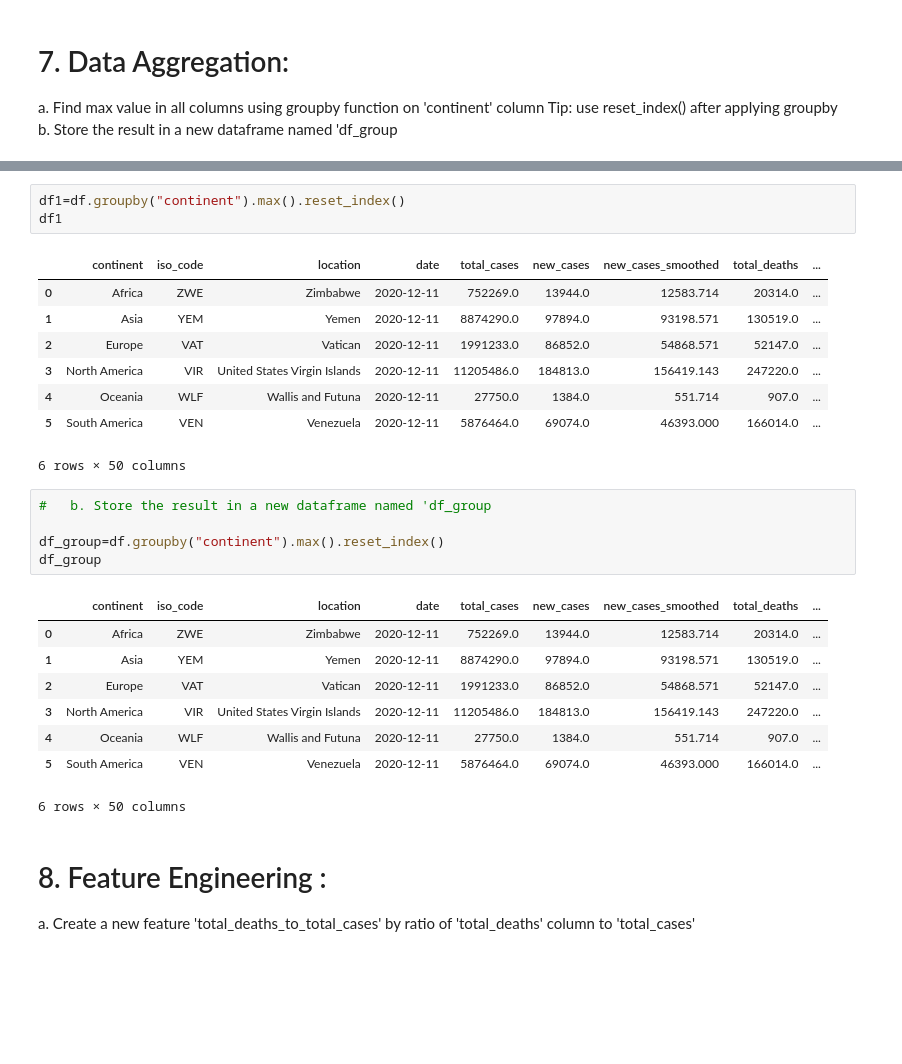
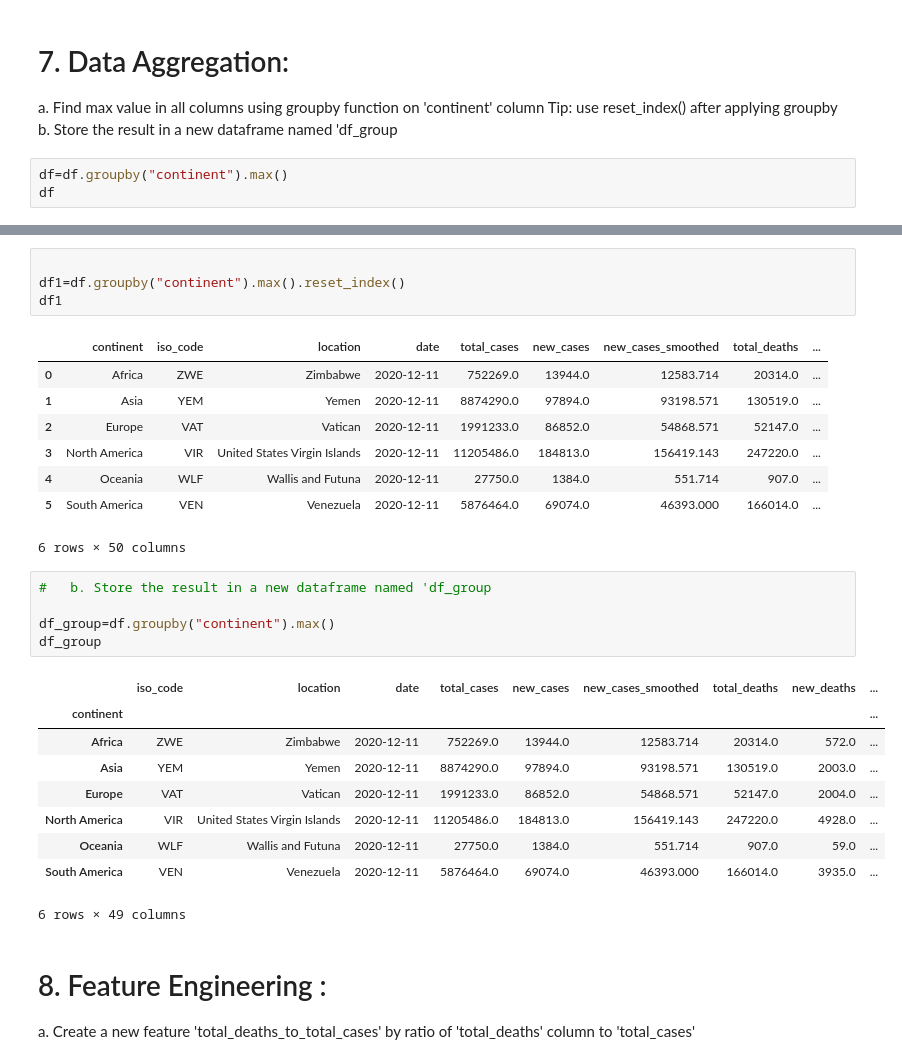
Before and after one commit to swetha2504/data_pandas, a Jupyter notebook: Assignment.ipynb, the cells around one changed output, grey strips where cells are left out. Saved outputs shown, nothing was run; the diff lists cells and outputs as text; blank space fills up the shorter version.

```diff
--- a/Assignment.ipynb
+++ b/Assignment.ipynb
@@ -303,3 +303,6 @@ df
  column
  Tip: use reset_index() after applying groupby
  b. Store the result in a new dataframe named 'df_group
+# %%
+df=df.groupby("continent").max()
+df
@@ -306,4 +319,5 @@ df
 # %%
+
 df1=df.groupby("continent").max().reset_index()
 df1
 # %% [output]
@@ -318,17 +332,18 @@ df1
 # %%
 #   b. Store the result in a new dataframe named 'df_group
 
-df_group=df.groupby("continent").max().reset_index()
+df_group=df.groupby("continent").max()
 df_group
 # %% [output]
-|  | continent | iso_code | location | date | total_cases | new_cases | new_cases_smoothed | total_deaths | ... |
-| 0 | Africa | ZWE | Zimbabwe | 2020-12-11 | 752269.0 | 13944.0 | 12583.714 | 20314.0 | ... |
-| 1 | Asia | YEM | Yemen | 2020-12-11 | 8874290.0 | 97894.0 | 93198.571 | 130519.0 | ... |
-| 2 | Europe | VAT | Vatican | 2020-12-11 | 1991233.0 | 86852.0 | 54868.571 | 52147.0 | ... |
-| 3 | North America | VIR | United States Virgin Islands | 2020-12-11 | 11205486.0 | 184813.0 | 156419.143 | 247220.0 | ... |
-| 4 | Oceania | WLF | Wallis and Futuna | 2020-12-11 | 27750.0 | 1384.0 | 551.714 | 907.0 | ... |
-| 5 | South America | VEN | Venezuela | 2020-12-11 | 5876464.0 | 69074.0 | 46393.000 | 166014.0 | ... |
+|  | iso_code | location | date | total_cases | new_cases | new_cases_smoothed | total_deaths | new_deaths | ... |
+| continent |  |  |  |  |  |  |  |  | ... |
+| Africa | ZWE | Zimbabwe | 2020-12-11 | 752269.0 | 13944.0 | 12583.714 | 20314.0 | 572.0 | ... |
+| Asia | YEM | Yemen | 2020-12-11 | 8874290.0 | 97894.0 | 93198.571 | 130519.0 | 2003.0 | ... |
+| Europe | VAT | Vatican | 2020-12-11 | 1991233.0 | 86852.0 | 54868.571 | 52147.0 | 2004.0 | ... |
+| North America | VIR | United States Virgin Islands | 2020-12-11 | 11205486.0 | 184813.0 | 156419.143 | 247220.0 | 4928.0 | ... |
+| Oceania | WLF | Wallis and Futuna | 2020-12-11 | 27750.0 | 1384.0 | 551.714 | 907.0 | 59.0 | ... |
+| South America | VEN | Venezuela | 2020-12-11 | 5876464.0 | 69074.0 | 46393.000 | 166014.0 | 3935.0 | ... |
-6 rows × 50 columns
+6 rows × 49 columns
 # %% [markdown]
 # 8. Feature Engineering :
  a. Create a new feature 'total_deaths_to_total_cases' by ratio of
```
Also changed, not shown: parts of 5 cells of this notebook, 1 other file.
